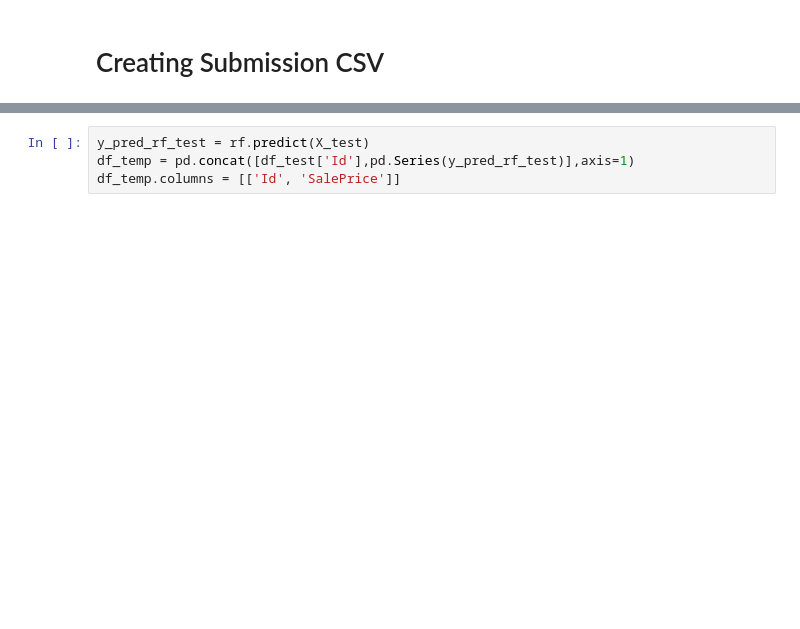
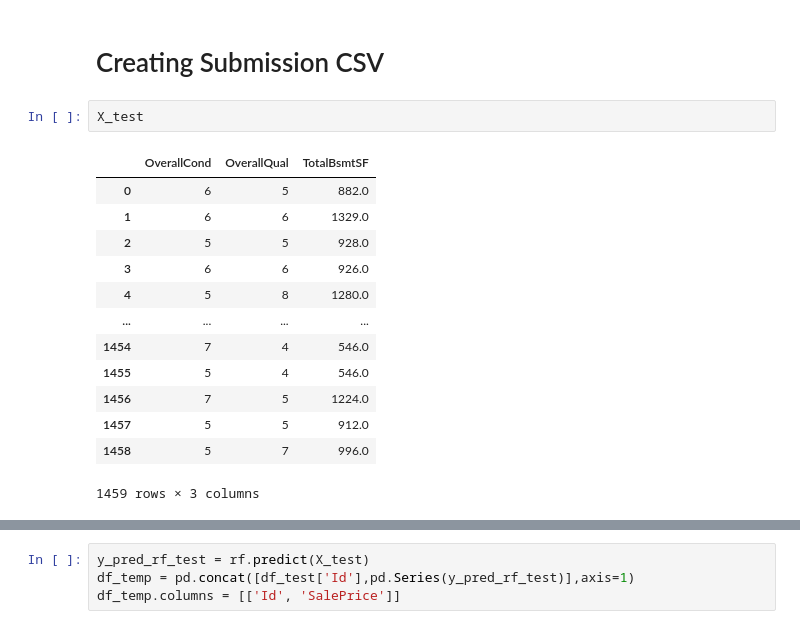
Before and after one commit to IntelligentsiAI/000-House-Price-Prediction, a Jupyter notebook: Data Exploration.ipynb, the cells around one changed output, grey strips where cells are left out. Saved outputs shown, nothing was run; the diff lists cells and outputs as text; blank space fills up the shorter version.

```diff
--- a/Data Exploration.ipynb
+++ b/Data Exploration.ipynb
@@ -223,2 +253,18 @@ Accuracy: 72.15657358282098%
 # %% [markdown]
 # Creating Submission CSV
+# %%
+X_test
+# %% [output]
+|  | OverallCond | OverallQual | TotalBsmtSF |
+| 0 | 6 | 5 | 882.0 |
+| 1 | 6 | 6 | 1329.0 |
+| 2 | 5 | 5 | 928.0 |
+| 3 | 6 | 6 | 926.0 |
+| 4 | 5 | 8 | 1280.0 |
+| ... | ... | ... | ... |
+| 1454 | 7 | 4 | 546.0 |
+| 1455 | 5 | 4 | 546.0 |
+| 1456 | 7 | 5 | 1224.0 |
+| 1457 | 5 | 5 | 912.0 |
+| 1458 | 5 | 7 | 996.0 |
+1459 rows × 3 columns
```
Also changed, not shown: parts of 17 cells of this notebook.
